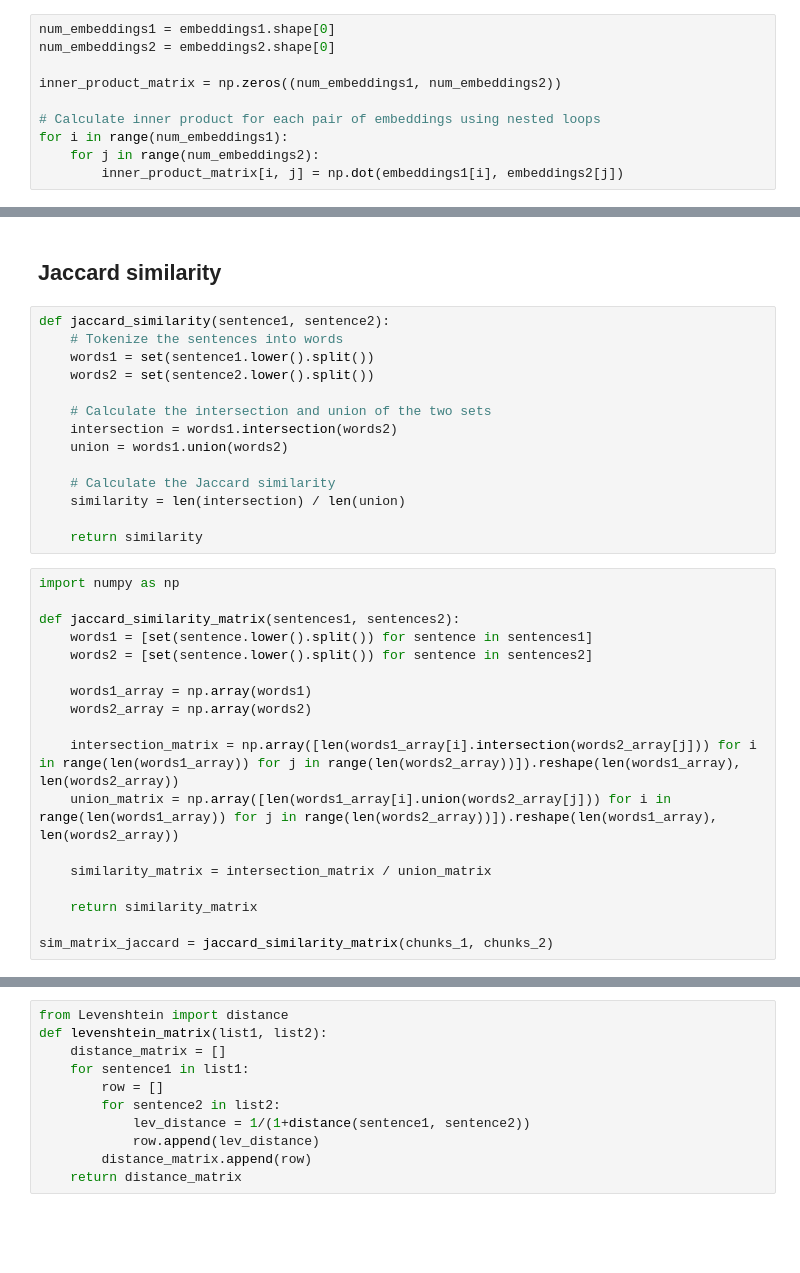
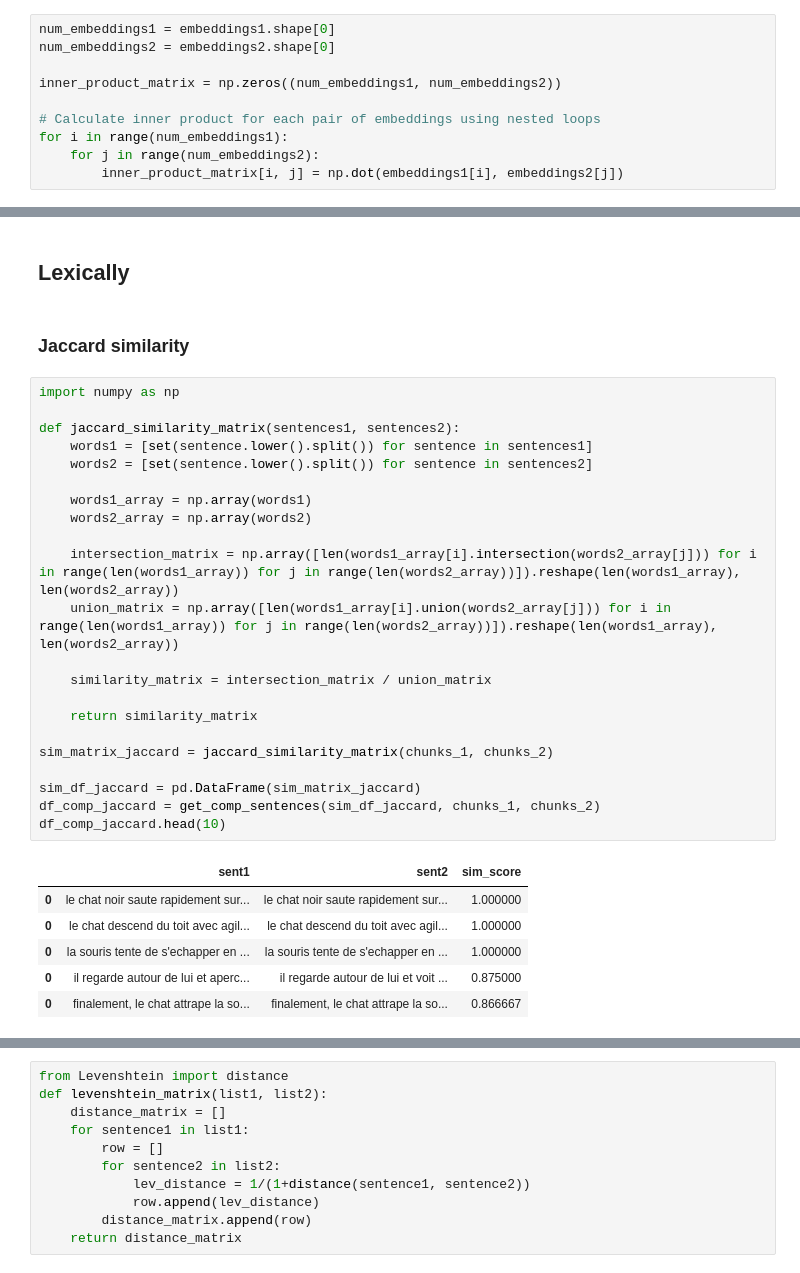
Before and after one commit to nacefbm/keywords_2024, a Jupyter notebook: CLEMENT_text_comp/text_comp.ipynb, the cells around one changed output, grey strips where cells are left out. Saved outputs shown, nothing was run; the diff lists cells and outputs as text; blank space fills up the shorter version.

```diff
--- a/CLEMENT_text_comp/text_comp.ipynb
+++ b/CLEMENT_text_comp/text_comp.ipynb
@@ -541,35 +505,34 @@ Community 2:
 modularity score: 0.03707516637474439
+# %% [markdown]
+## Lexically
 # %% [markdown]
-## Jaccard similarity
+### Jaccard similarity
-# %%
-def jaccard_similarity(sentence1, sentence2):
-    # Tokenize the sentences into words
-    words1 = set(sentence1.lower().split())
-    words2 = set(sentence2.lower().split())
-
-    # Calculate the intersection and union of the two sets
-    intersection = words1.intersection(words2)
-    union = words1.union(words2)
-
-    # Calculate the Jaccard similarity
-    similarity = len(intersection) / len(union)
-
-    return similarity
 # %%
 import numpy as np
 
 def jaccard_similarity_matrix(sentences1, sentences2):
     words1 = [set(sentence.lower().split()) for sentence in sentences1]
     words2 = [set(sentence.lower().split()) for sentence in sentences2]
 
     words1_array = np.array(words1)
     words2_array = np.array(words2)
 
     intersection_matrix = np.array([len(words1_array[i].intersection(words2_array[j])) for i in range(len(words1_array)) for j in range(len(words2_array))]).reshape(len(words1_array), len(words2_array))
     union_matrix = np.array([len(words1_array[i].union(words2_array[j])) for i in range(len(words1_array)) for j in range(len(words2_array))]).reshape(len(words1_array), len(words2_array))
 
     similarity_matrix = intersection_matrix / union_matrix
 
     return similarity_matrix
 
 sim_matrix_jaccard = jaccard_similarity_matrix(chunks_1, chunks_2)
+
+sim_df_jaccard = pd.DataFrame(sim_matrix_jaccard)
+df_comp_jaccard = get_comp_sentences(sim_df_jaccard, chunks_1, chunks_2)
+df_comp_jaccard.head(10)
+# %% [output]
+|  | sent1 | sent2 | sim_score |
+| 0 | le chat noir saute rapidement sur... | le chat noir saute rapidement sur... | 1.000000 |
+| 0 | le chat descend du toit avec agil... | le chat descend du toit avec agil... | 1.000000 |
+| 0 | la souris tente de s'echapper en ... | la souris tente de s'echapper en ... | 1.000000 |
+| 0 | il regarde autour de lui et aperc... | il regarde autour de lui et voit ... | 0.875000 |
+| 0 | finalement, le chat attrape la so... | finalement, le chat attrape la so... | 0.866667 |
```
Also changed, not shown: parts of 48 cells of this notebook.
